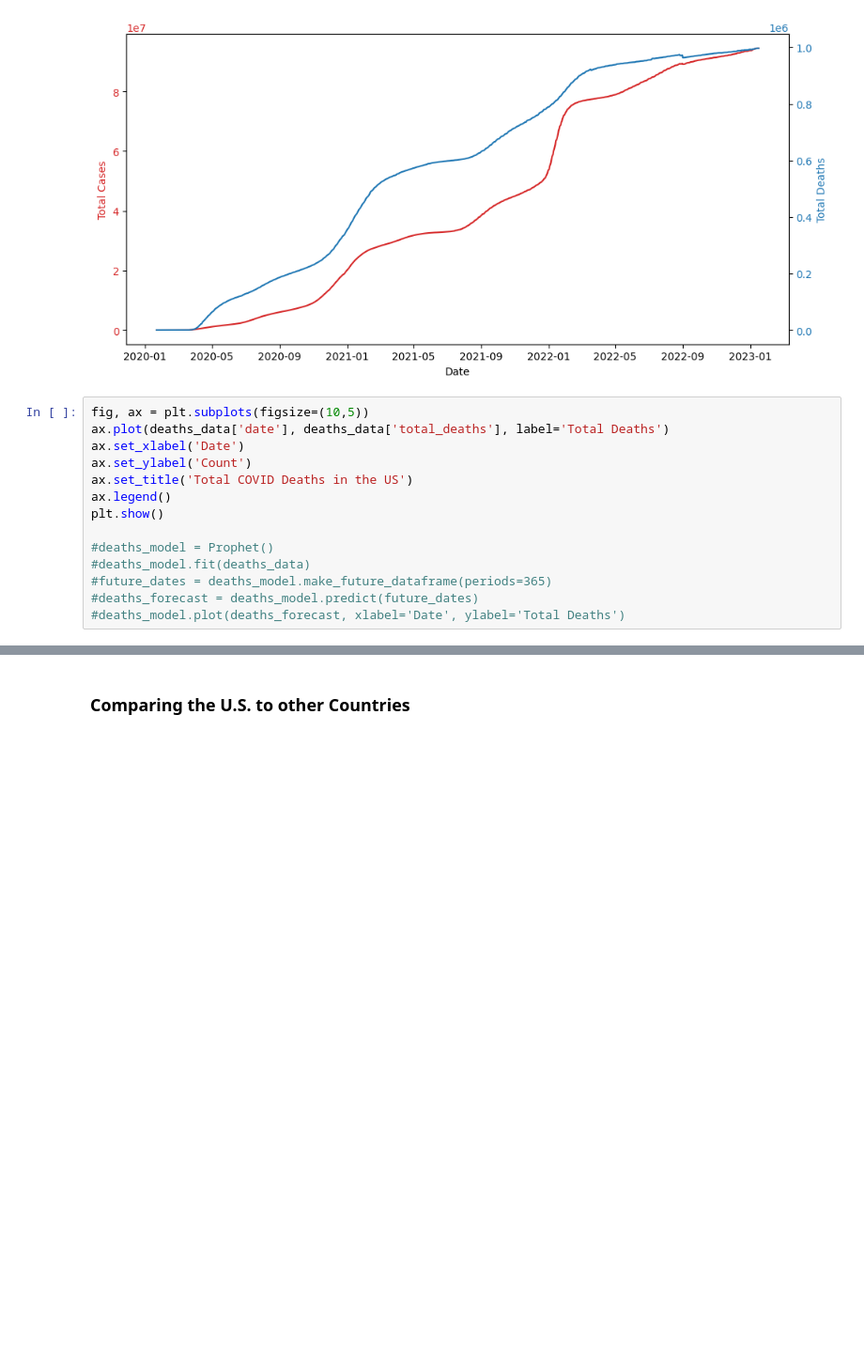
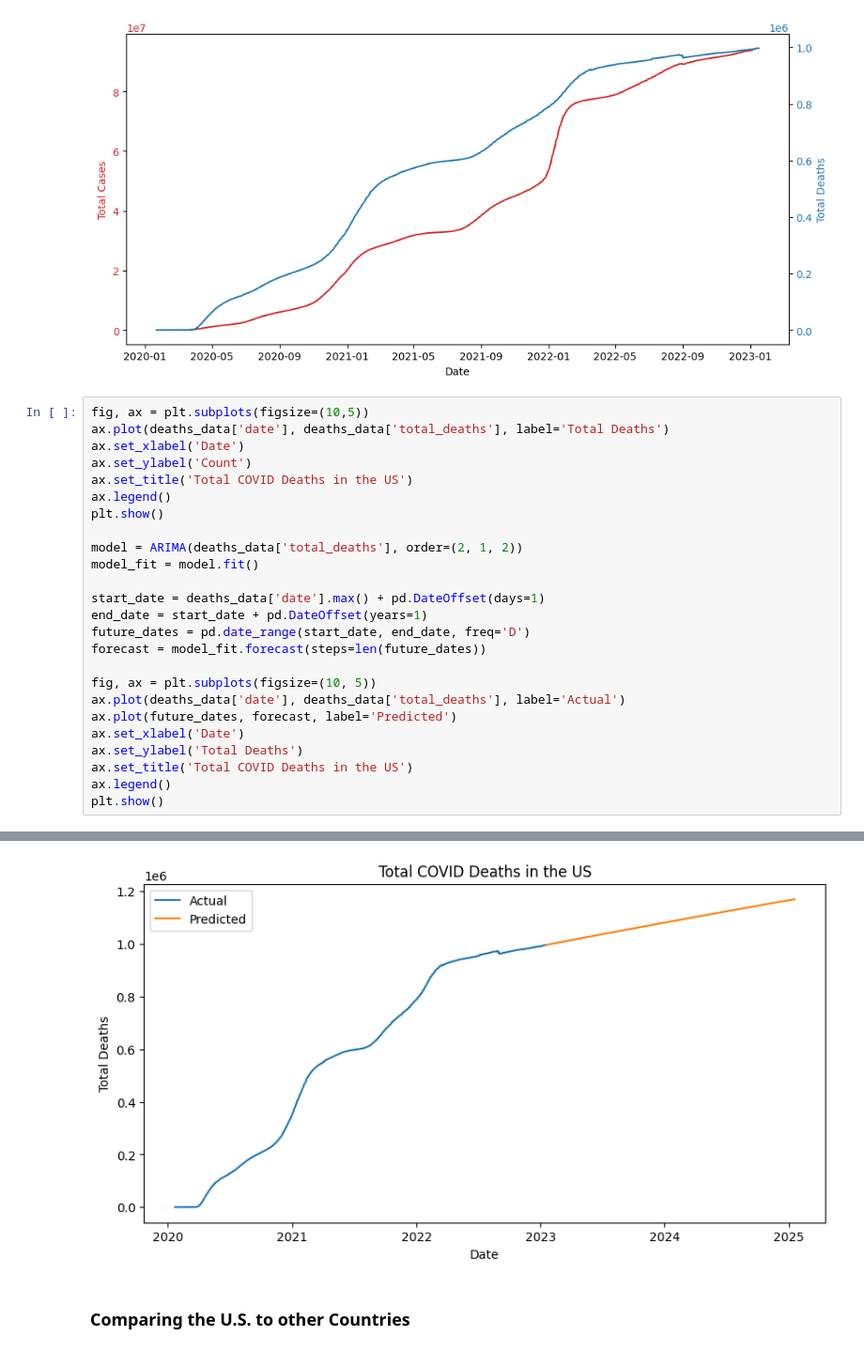
Before and after one commit to lajolico/405-project, a Jupyter notebook: Stage IV/team_work/Hypotheses.ipynb, the cells around one changed output, grey strips where cells are left out. Shown at 94% size. Saved outputs shown, nothing was run; the diff lists cells and outputs as text; blank space fills up the shorter version.

```diff
--- a/Stage IV/team_work/Hypotheses.ipynb
+++ b/Stage IV/team_work/Hypotheses.ipynb
@@ -151,19 +166,31 @@ plt.show()
 # %%
 fig, ax = plt.subplots(figsize=(10,5))
 ax.plot(deaths_data['date'], deaths_data['total_deaths'], label='Total Deaths')
 ax.set_xlabel('Date')
 ax.set_ylabel('Count')
 ax.set_title('Total COVID Deaths in the US')
 ax.legend()
 plt.show()
 
-#deaths_model = Prophet()
-#deaths_model.fit(deaths_data)
-#future_dates = deaths_model.make_future_dataframe(periods=365)
-#deaths_forecast = deaths_model.predict(future_dates)
-#deaths_model.plot(deaths_forecast, xlabel='Date', ylabel='Total Deaths')
+model = ARIMA(deaths_data['total_deaths'], order=(2, 1, 2))
+model_fit = model.fit()
+
+start_date = deaths_data['date'].max() + pd.DateOffset(days=1)
+end_date = start_date + pd.DateOffset(years=1)
+future_dates = pd.date_range(start_date, end_date, freq='D')
+forecast = model_fit.forecast(steps=len(future_dates))
+
+fig, ax = plt.subplots(figsize=(10, 5))
+ax.plot(deaths_data['date'], deaths_data['total_deaths'], label='Actual')
+ax.plot(future_dates, forecast, label='Predicted')
+ax.set_xlabel('Date')
+ax.set_ylabel('Total Deaths')
+ax.set_title('Total COVID Deaths in the US')
+ax.legend()
+plt.show()
 # %% [output]
 [figure]
+[figure, added]
 # %% [markdown]
 ### Comparing the U.S. to other Countries
 # %%
```
Also changed, not shown: parts of 2 cells of this notebook.
